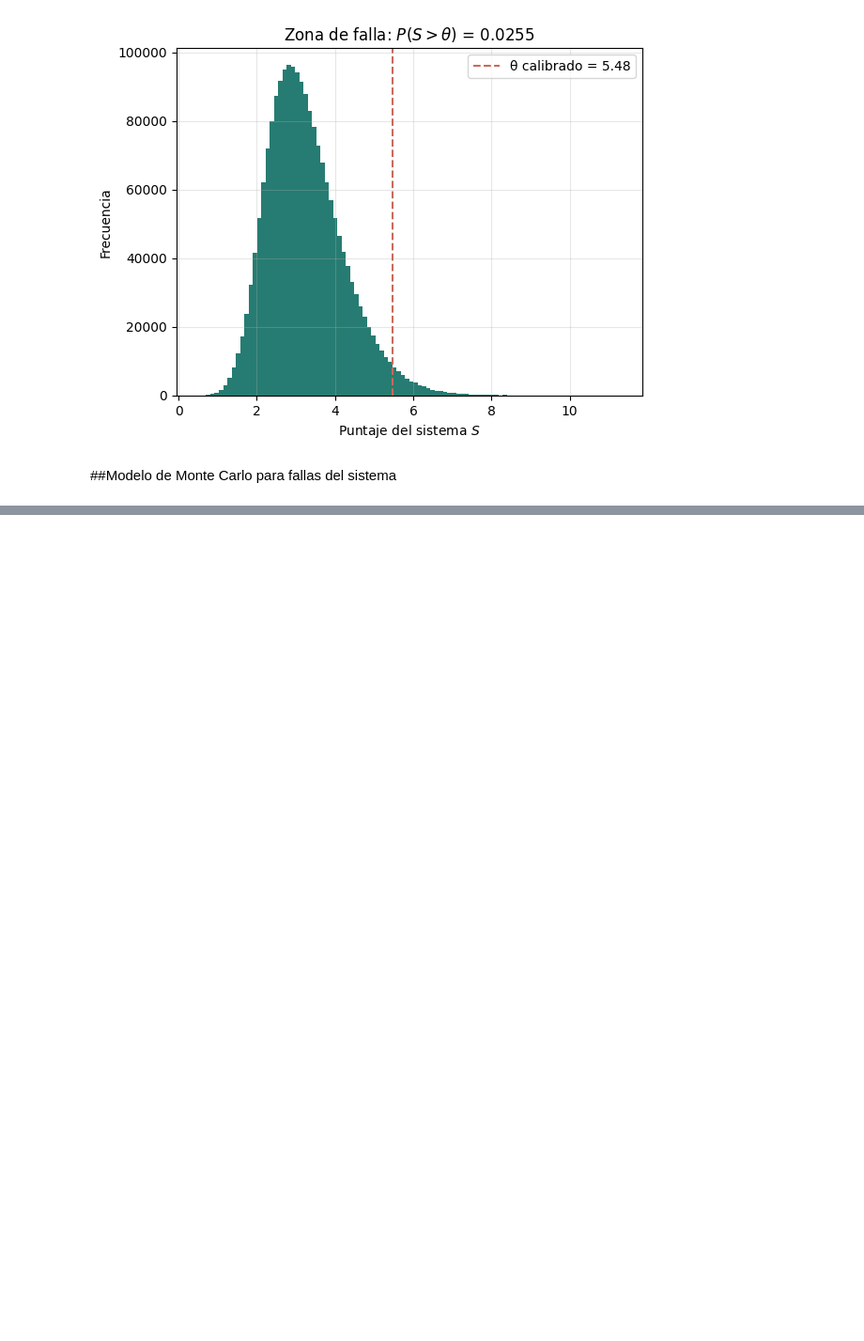
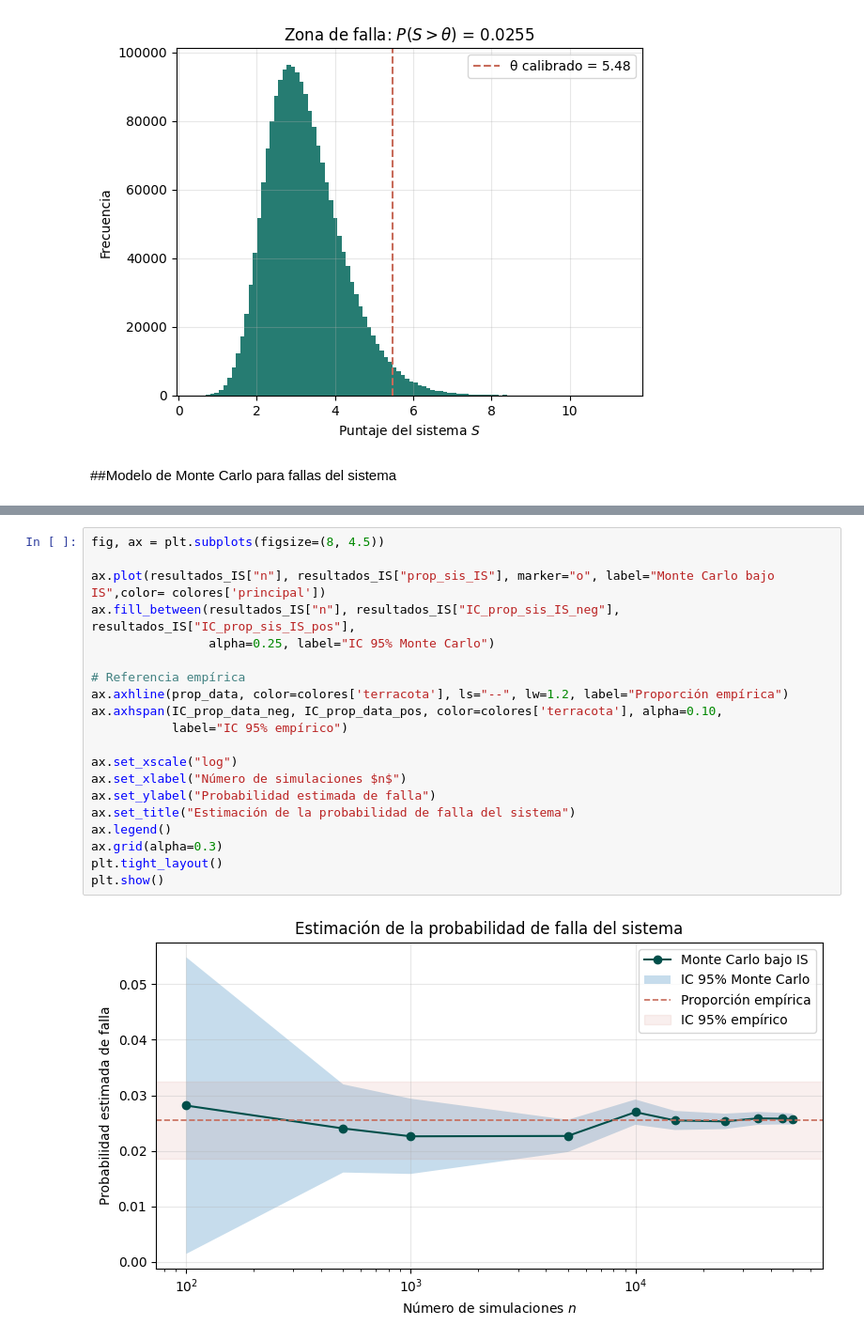
Before and after one commit to ProfeAgudelo/Modelaci-n_Estocastica, a Jupyter notebook: Problema_1_Confiabilidad_de_sistema_multicomponente_con_Cópula_Gaussiana.ipynb, the cells around one changed output, grey strips where cells are left out. Shown at 94% size. Saved outputs shown, nothing was run; the diff lists cells and outputs as text; blank space fills up the shorter version.

```diff
--- a/Problema_1_Confiabilidad_de_sistema_multicomponente_con_Cópula_Gaussiana.ipynb
+++ b/Problema_1_Confiabilidad_de_sistema_multicomponente_con_Cópula_Gaussiana.ipynb
@@ -419,0 +581,22 @@ plt.show()
+# %%
+fig, ax = plt.subplots(figsize=(8, 4.5))
+
+ax.plot(resultados_IS["n"], resultados_IS["prop_sis_IS"], marker="o", label="Monte Carlo bajo IS",color= colores['principal'])
+ax.fill_between(resultados_IS["n"], resultados_IS["IC_prop_sis_IS_neg"], resultados_IS["IC_prop_sis_IS_pos"],
+                alpha=0.25, label="IC 95% Monte Carlo")
+
+# Referencia empírica
+ax.axhline(prop_data, color=colores['terracota'], ls="--", lw=1.2, label="Proporción empírica")
+ax.axhspan(IC_prop_data_neg, IC_prop_data_pos, color=colores['terracota'], alpha=0.10,
+           label="IC 95% empírico")
+
+ax.set_xscale("log")
+ax.set_xlabel("Número de simulaciones $n$")
+ax.set_ylabel("Probabilidad estimada de falla")
+ax.set_title("Estimación de la probabilidad de falla del sistema")
+ax.legend()
+ax.grid(alpha=0.3)
+plt.tight_layout()
+plt.show()
+# %% [output]
+[figure, added]
```
Also changed, not shown: parts of 15 cells of this notebook.
